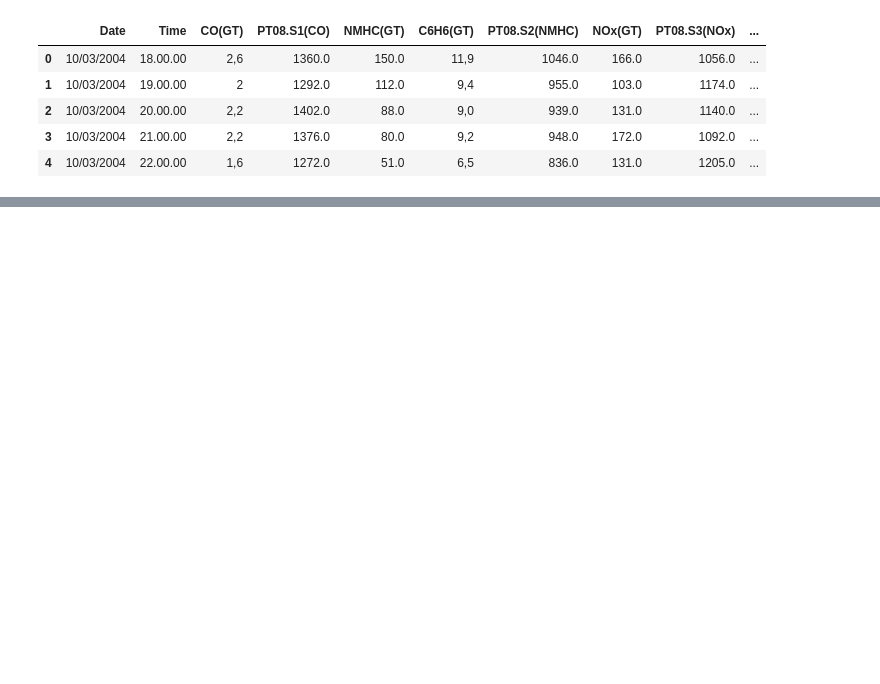
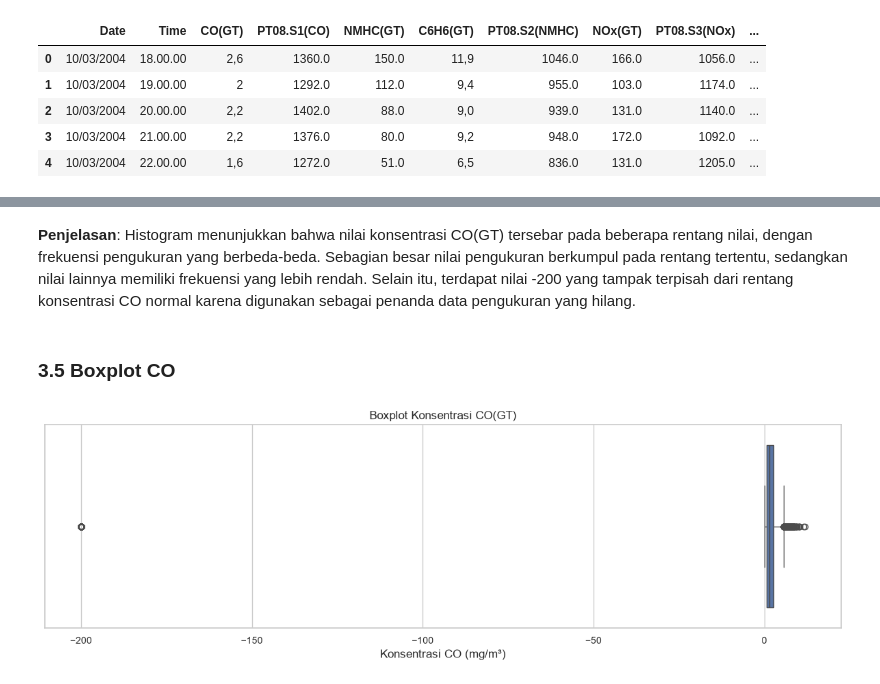
Before and after one commit to FiernazIngga/ProjekDataScience, a Jupyter notebook: main.ipynb, the cells around one changed output, grey strips where cells are left out. Drawn from its saved outputs; the diff is of its cells as text; code cells hidden in the pictures; blank space fills up the shorter version.

```diff
--- a/main.ipynb
+++ b/main.ipynb
@@ -24,0 +280,21 @@ df.head()
+# %% [markdown]
+**Penjelasan**: Histogram menunjukkan bahwa nilai konsentrasi CO(GT) tersebar pada beberapa rentang nilai, dengan frekuensi pengukuran yang berbeda-beda. Sebagian besar nilai pengukuran berkumpul pada rentang tertentu, sedangkan nilai lainnya memiliki frekuensi yang lebih rendah. Selain itu, terdapat nilai -200 yang tampak terpisah dari rentang konsentrasi CO normal karena digunakan sebagai penanda data pengukuran yang hilang.
+# %% [markdown]
+### 3.5 Boxplot CO
+# %%
+co_numerik = pd.to_numeric(
+    df["CO(GT)"].astype(str).str.replace(",", ".", regex=False),
+    errors="coerce"
+)
+
+plt.figure(figsize=(12, 4))
+
+sns.boxplot(x=co_numerik)
+
+plt.title("Boxplot Konsentrasi CO(GT)")
+plt.xlabel("Konsentrasi CO (mg/m³)")
+plt.tick_params(axis="x", labelsize=10)
+plt.tight_layout()
+plt.show()
+# %% [output]
+[figure, added]
```
Also changed, not shown: parts of 40 cells of this notebook.
